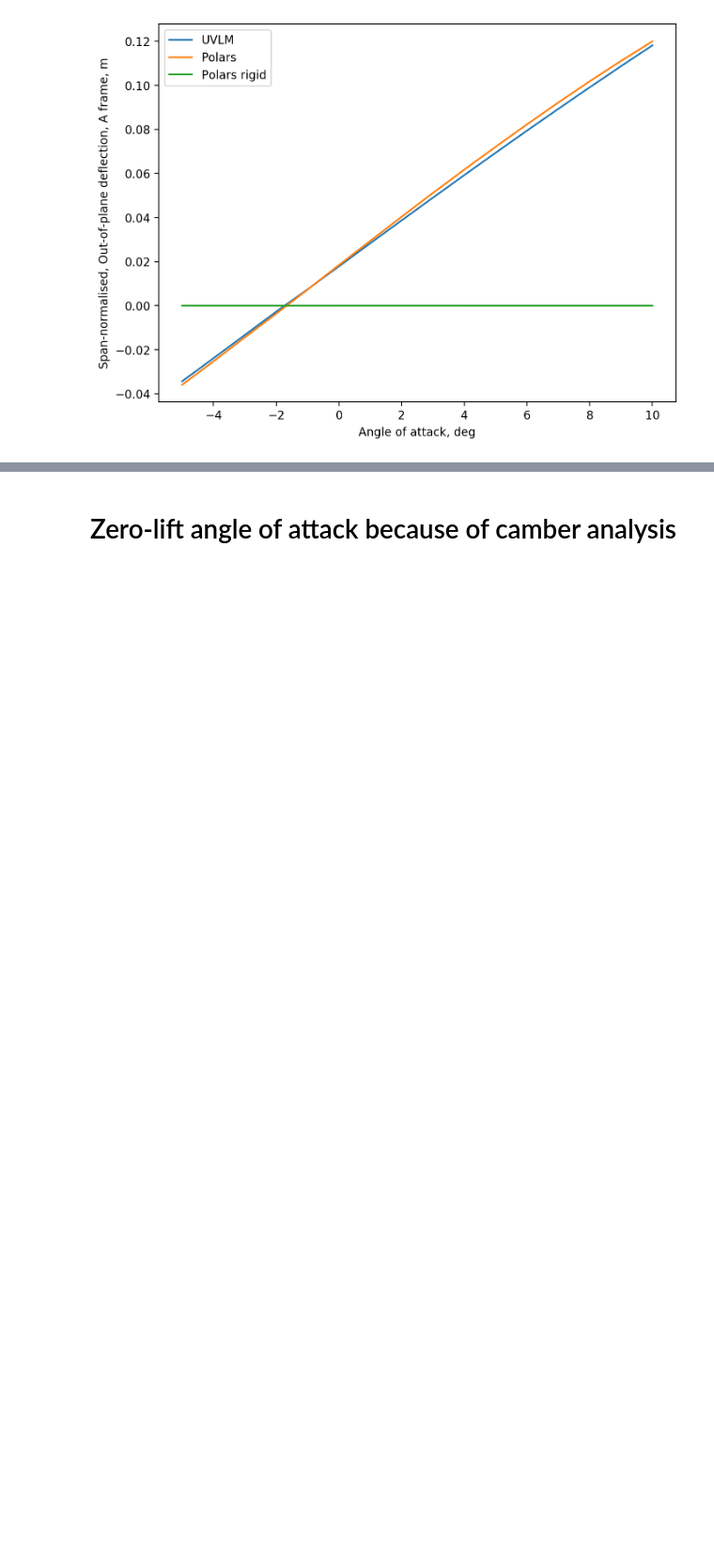
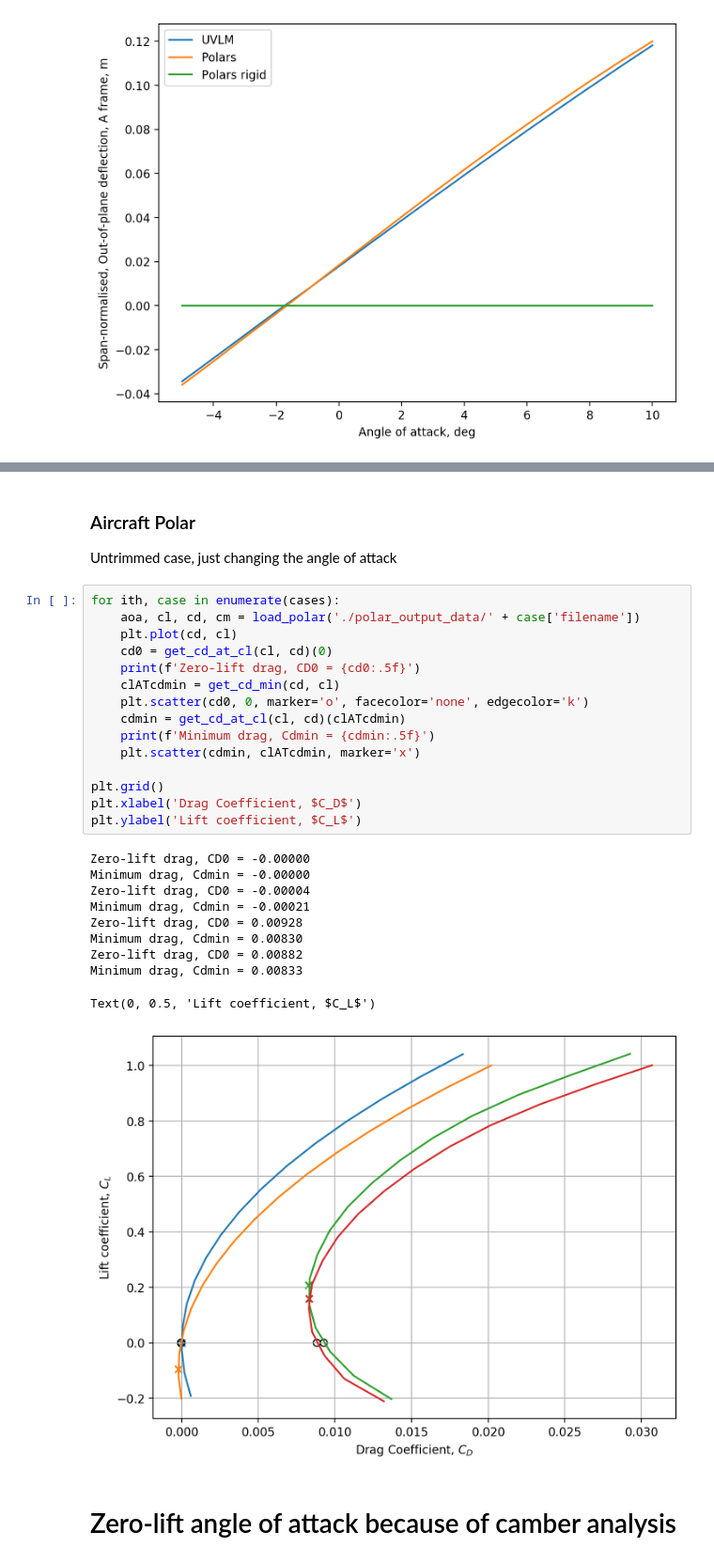
Before and after one commit to sduess/demonstrator_uvlm_enhenacements, a Jupyter notebook: 03_Polars/PolarFigures.ipynb, the cells around one changed output, grey strips where cells are left out. Shown at 94% size. Saved outputs shown, nothing was run; the diff lists cells and outputs as text; blank space fills up the shorter version.

```diff
--- a/03_Polars/PolarFigures.ipynb
+++ b/03_Polars/PolarFigures.ipynb
@@ -276,3 +418,32 @@ ax[0].legend()
+# %% [markdown]
+### Aircraft Polar
+Untrimmed case, just changing the angle of attack
+# %%
+for ith, case in enumerate(cases):
+    aoa, cl, cd, cm = load_polar('./polar_output_data/' + case['filename'])
+    plt.plot(cd, cl)
+    cd0 = get_cd_at_cl(cl, cd)(0)
+    print(f'Zero-lift drag, CD0 = {cd0:.5f}')
+    clATcdmin = get_cd_min(cd, cl)
+    plt.scatter(cd0, 0, marker='o', facecolor='none', edgecolor='k')
+    cdmin = get_cd_at_cl(cl, cd)(clATcdmin)
+    print(f'Minimum drag, Cdmin = {cdmin:.5f}')
+    plt.scatter(cdmin, clATcdmin, marker='x')
+
+plt.grid()
+plt.xlabel('Drag Coefficient, $C_D$')
+plt.ylabel('Lift coefficient, $C_L$')
+# %% [output]
+Zero-lift drag, CD0 = -0.00000
+Minimum drag, Cdmin = -0.00000
+Zero-lift drag, CD0 = -0.00004
+Minimum drag, Cdmin = -0.00021
+Zero-lift drag, CD0 = 0.00928
+Minimum drag, Cdmin = 0.00830
+Zero-lift drag, CD0 = 0.00882
+Minimum drag, Cdmin = 0.00833
+Text(0, 0.5, 'Lift coefficient, $C_L$')
+[figure, added]
 # %% [markdown]
 # Zero-lift angle of attack because of camber analysis
 # %%
```
Also changed, not shown: parts of 21 cells of this notebook, 9 other files.
